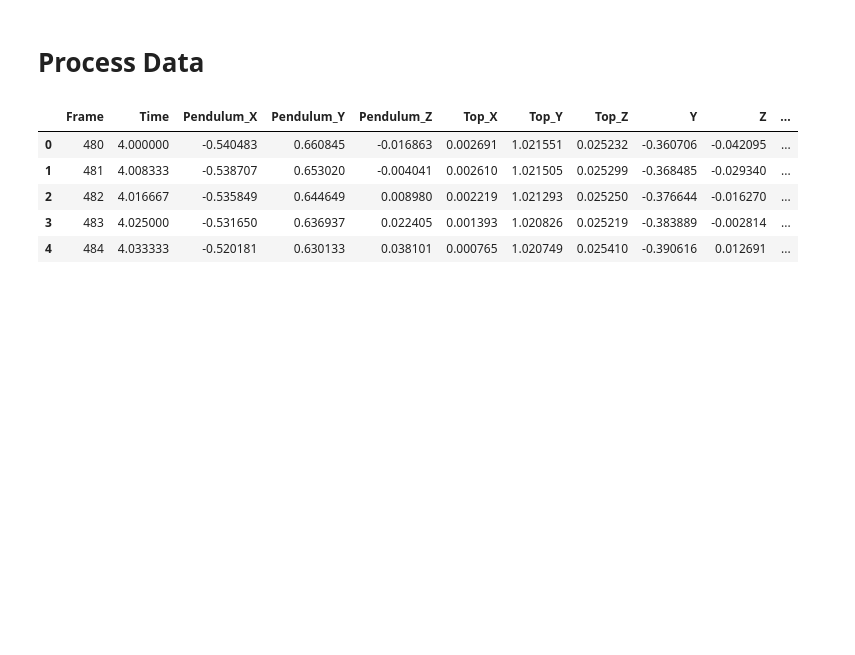
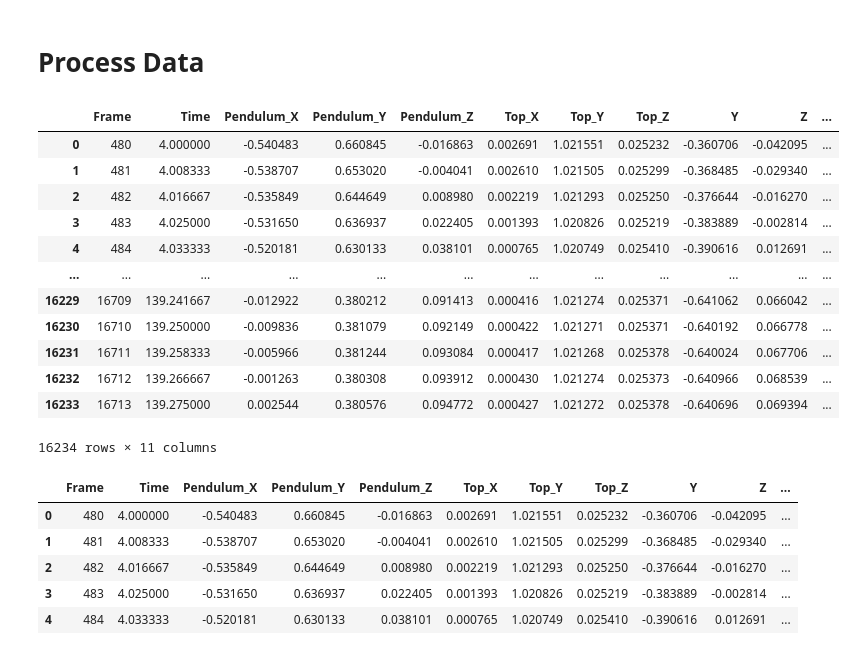
Before and after one commit to MoritzPoritz/SphericalPendulumKalmanFilter, a Jupyter notebook: Notebooks/PlotOptitrackData.ipynb, the cells around one changed output. Saved outputs shown, nothing was run; the diff lists cells and outputs as text; code cells hidden in the pictures; blank space fills up the shorter version.

```diff
--- a/Notebooks/PlotOptitrackData.ipynb
+++ b/Notebooks/PlotOptitrackData.ipynb
@@ -31,6 +42,22 @@ df.shape
 # %%
 #df['X'] = df['Top_X'] - df['Pendulum_X']
 #df['Z'] = df['Pendulum_Z']
-df['Y'] = df['Pendulum_Y'] - df['Top_Y']
-df['Z'] = df['Pendulum_Z'] - df['Top_Z']
-df['X'] = df['Pendulum_X'] - df['Top_X']
+df['Y'] = (df['Pendulum_Y'] - df['Top_Y'])
+df['Z'] = (df['Pendulum_Z'] - df['Top_Z'])
+df['X'] = (df['Pendulum_X'] - df['Top_X'])
+# %%
+df
+# %% [output]
+|  | Frame | Time | Pendulum_X | Pendulum_Y | Pendulum_Z | Top_X | Top_Y | Top_Z | Y | Z | ... |
+| 0 | 480 | 4.000000 | -0.540483 | 0.660845 | -0.016863 | 0.002691 | 1.021551 | 0.025232 | -0.360706 | -0.042095 | ... |
+| 1 | 481 | 4.008333 | -0.538707 | 0.653020 | -0.004041 | 0.002610 | 1.021505 | 0.025299 | -0.368485 | -0.029340 | ... |
+| 2 | 482 | 4.016667 | -0.535849 | 0.644649 | 0.008980 | 0.002219 | 1.021293 | 0.025250 | -0.376644 | -0.016270 | ... |
+| 3 | 483 | 4.025000 | -0.531650 | 0.636937 | 0.022405 | 0.001393 | 1.020826 | 0.025219 | -0.383889 | -0.002814 | ... |
+| 4 | 484 | 4.033333 | -0.520181 | 0.630133 | 0.038101 | 0.000765 | 1.020749 | 0.025410 | -0.390616 | 0.012691 | ... |
+| ... | ... | ... | ... | ... | ... | ... | ... | ... | ... | ... | ... |
+| 16229 | 16709 | 139.241667 | -0.012922 | 0.380212 | 0.091413 | 0.000416 | 1.021274 | 0.025371 | -0.641062 | 0.066042 | ... |
+| 16230 | 16710 | 139.250000 | -0.009836 | 0.381079 | 0.092149 | 0.000422 | 1.021271 | 0.025371 | -0.640192 | 0.066778 | ... |
+| 16231 | 16711 | 139.258333 | -0.005966 | 0.381244 | 0.093084 | 0.000417 | 1.021268 | 0.025378 | -0.640024 | 0.067706 | ... |
+| 16232 | 16712 | 139.266667 | -0.001263 | 0.380308 | 0.093912 | 0.000430 | 1.021274 | 0.025373 | -0.640966 | 0.068539 | ... |
+| 16233 | 16713 | 139.275000 | 0.002544 | 0.380576 | 0.094772 | 0.000427 | 1.021272 | 0.025378 | -0.640696 | 0.069394 | ... |
+16234 rows × 11 columns
```
Also changed, not shown: parts of 7 cells of this notebook, 40 other files.
